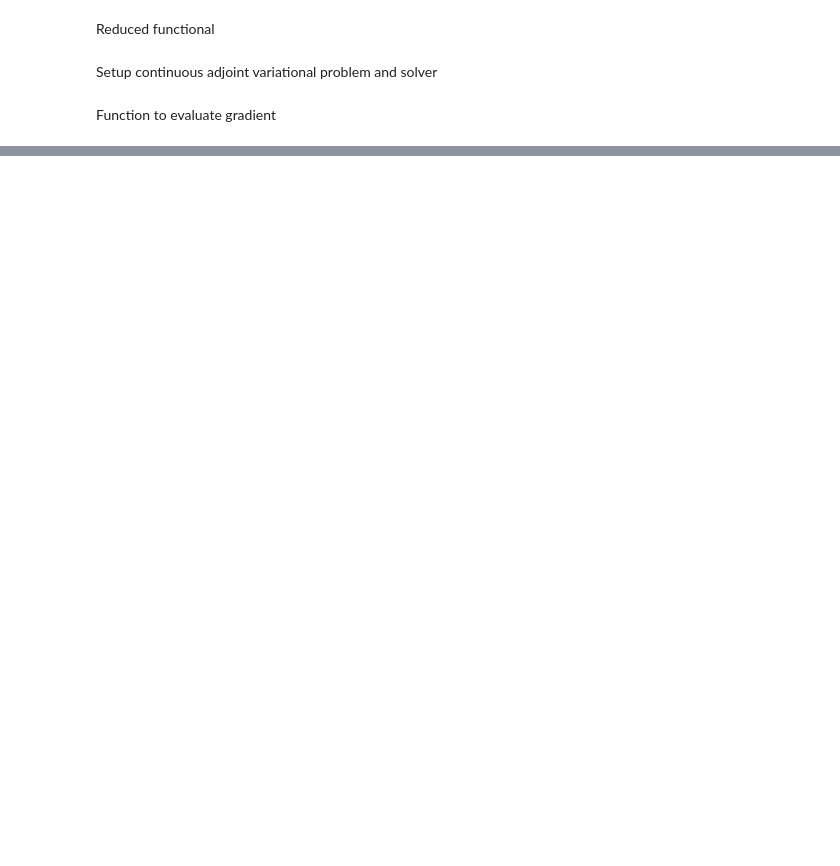
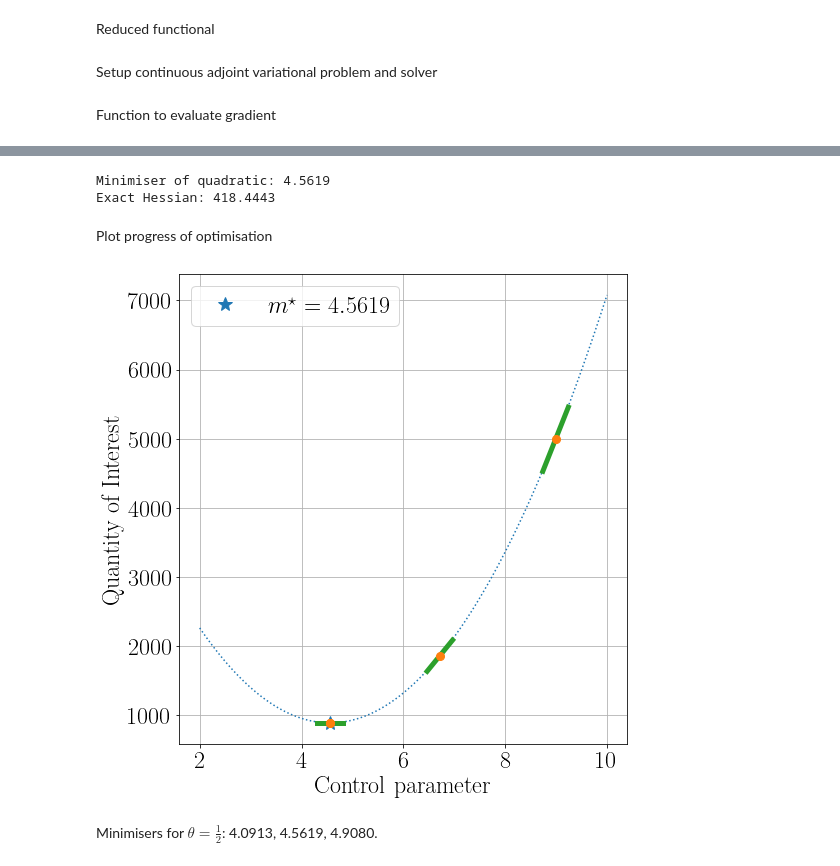
Before and after one commit to jwallwork23/adapt_utils_notebooks, a Jupyter notebook: adjoint_comparison/2d-swe-inversion-tohoku_continuous.ipynb, the cells around one changed output, grey strips where cells are left out. Saved outputs shown, nothing was run; the diff lists cells and outputs as text; code cells hidden in the pictures; blank space fills up the shorter version.

```diff
--- a/adjoint_comparison/2d-swe-inversion-tohoku_continuous.ipynb
+++ b/adjoint_comparison/2d-swe-inversion-tohoku_continuous.ipynb
@@ -27,7 +27,7 @@ m_prior = 10.0
 # %% [markdown]
 Create `Options` object and setup gauges.
 # %%
-level = 0
+level = 1
 op = TohokuInversionOptions(level=level)
 gauges = list(op.gauges.keys())
 for gauge in gauges:
@@ -37,7 +37,7 @@ gauges = list(op.gauges.keys())
 # %% [markdown]
 Setup timestepping parameters
 # %%
-num_timesteps = 30
+num_timesteps = 30*2**level
 dt = Constant(op.dt)
 theta = Constant(0.5)
 # %% [markdown]
@@ -265,0 +235,33 @@ Minimisers for $\theta=\frac12$: 4.0913, 4.7927, 4.9221.
+# %%
+l = si.lagrange(OP.m_progress[:3], OP.J_progress[:3])
+dl = l.deriv()
+l_min = -dl.coefficients[1]/dl.coefficients[0]
+print(f"Minimiser of quadratic: {l_min:.4f}")
+print(f"Exact Hessian: {dl.coefficients[0]:.4f}")
+# %% [output]
+Minimiser of quadratic: 4.5619
+Exact Hessian: 418.4443
+# %% [markdown]
+Plot progress of optimisation
+# %%
+fig, axes = plt.subplots(figsize=(8, 8))
+xx = np.linspace(2, 10, 100)
+axes.plot(xx, l(xx), ':', color='C0')
+axes.plot(l_min, l(l_min), '*', markersize=14, color='C0', label=r"$m^\star={:.4f}$".format(l_min))
+
+delta_m = 0.25
+for i, (mi, fi, gi) in enumerate(zip(OP.m_progress, OP.J_progress, OP.dJdm_progress)):
+    x = np.array([mi - delta_m, mi + delta_m])
+    axes.plot(x, gi*(x - mi) + fi, '-', color='C2', linewidth=5)
+axes.plot(OP.m_progress, OP.J_progress, 'o', color='C1', markersize=8)
+
+axes.set_xlabel("Control parameter")
+axes.set_ylabel("Quantity of Interest")
+axes.grid(True)
+axes.legend()
+plt.tight_layout()
+plt.savefig(f"plots/tohoku1d_inversion_continuous_{level}.pdf")
+# %% [output]
+[figure, added]
+# %% [markdown]
+Minimisers for $\theta=\frac12$: 4.0913, 4.5619, 4.9080.
```
Also changed, not shown: parts of 19 cells of this notebook, 1 other file.
